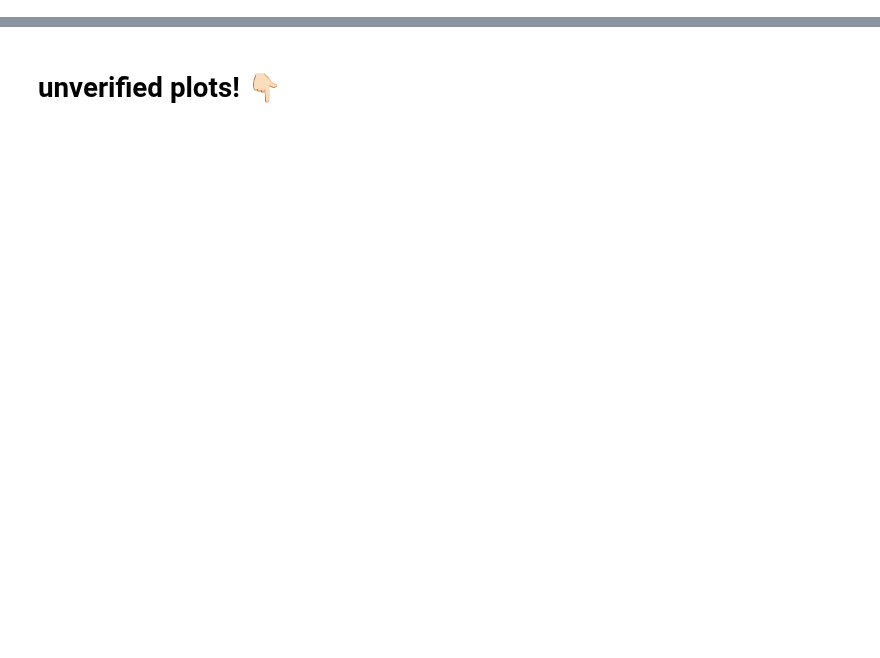
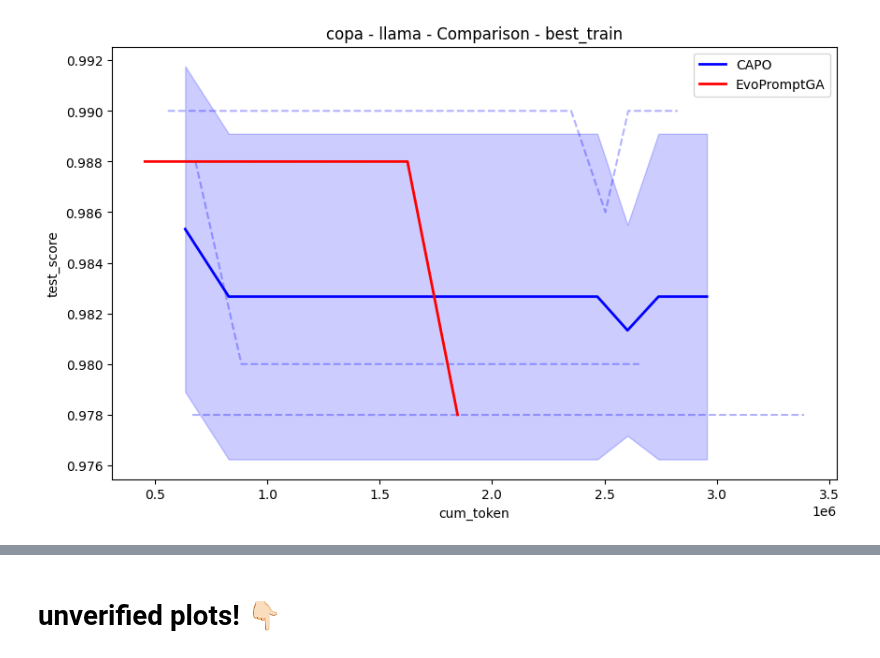
Before and after one commit to finitearth/capo, a Jupyter notebook: notebooks/seed_aggregation_eval.ipynb, the cells around one changed output, grey strips where cells are left out. Cells and saved outputs as stored; diff of their text form; code cells hidden in the pictures; blank space fills up the shorter version.

```diff
--- a/notebooks/seed_aggregation_eval.ipynb
+++ b/notebooks/seed_aggregation_eval.ipynb
@@ -189 +297,13 @@ def generate_comparison_table(
+# %%
+plot_population_scores_comparison(
+    "copa",
+    "llama",
+    ["CAPO", "EvoPromptGA"],
+    "best_train",
+    plot_seeds=1,
+    plot_std=1,
+    x_col="cum_token",
+);
+# %% [output]
+[figure, added]
 # %%
```
Also changed, not shown: parts of 18 cells of this notebook.
